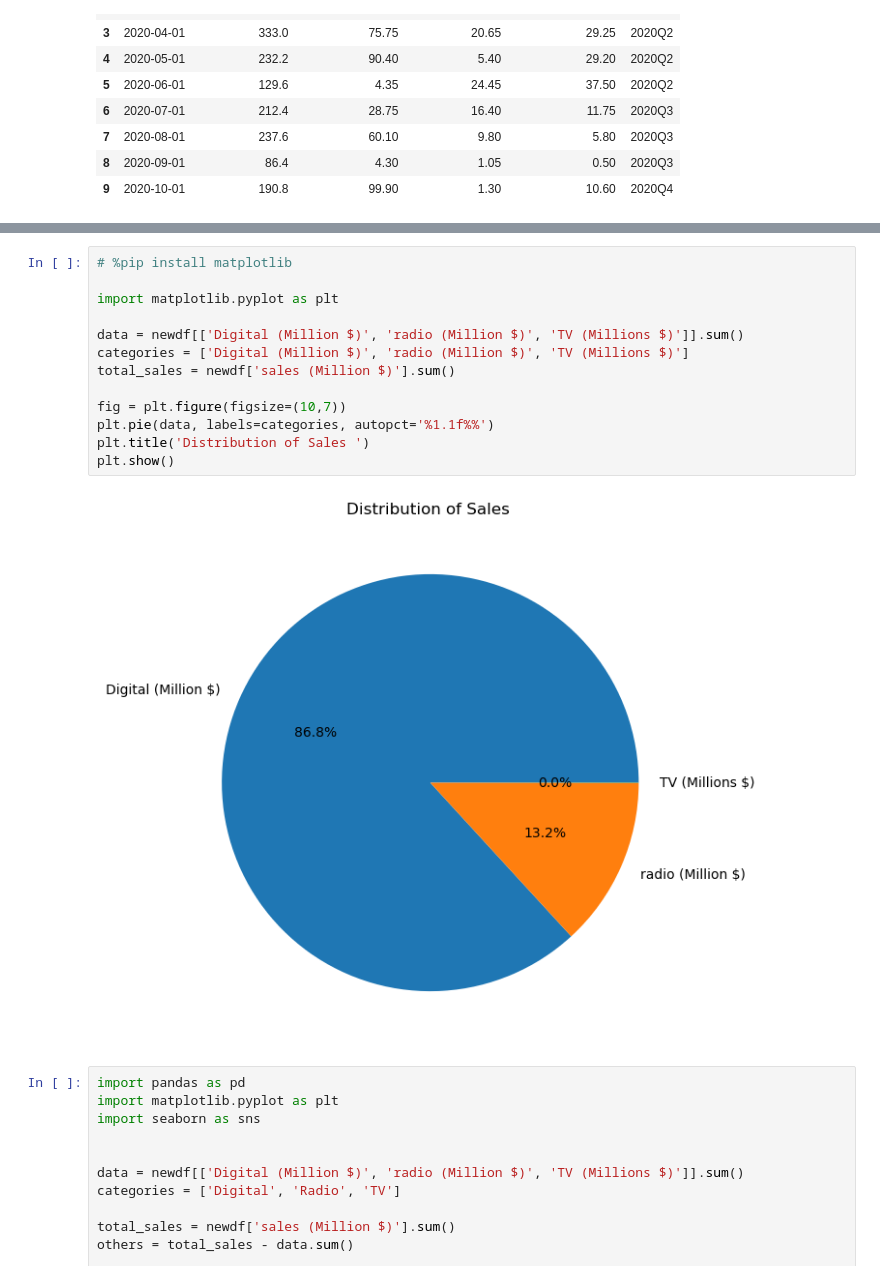
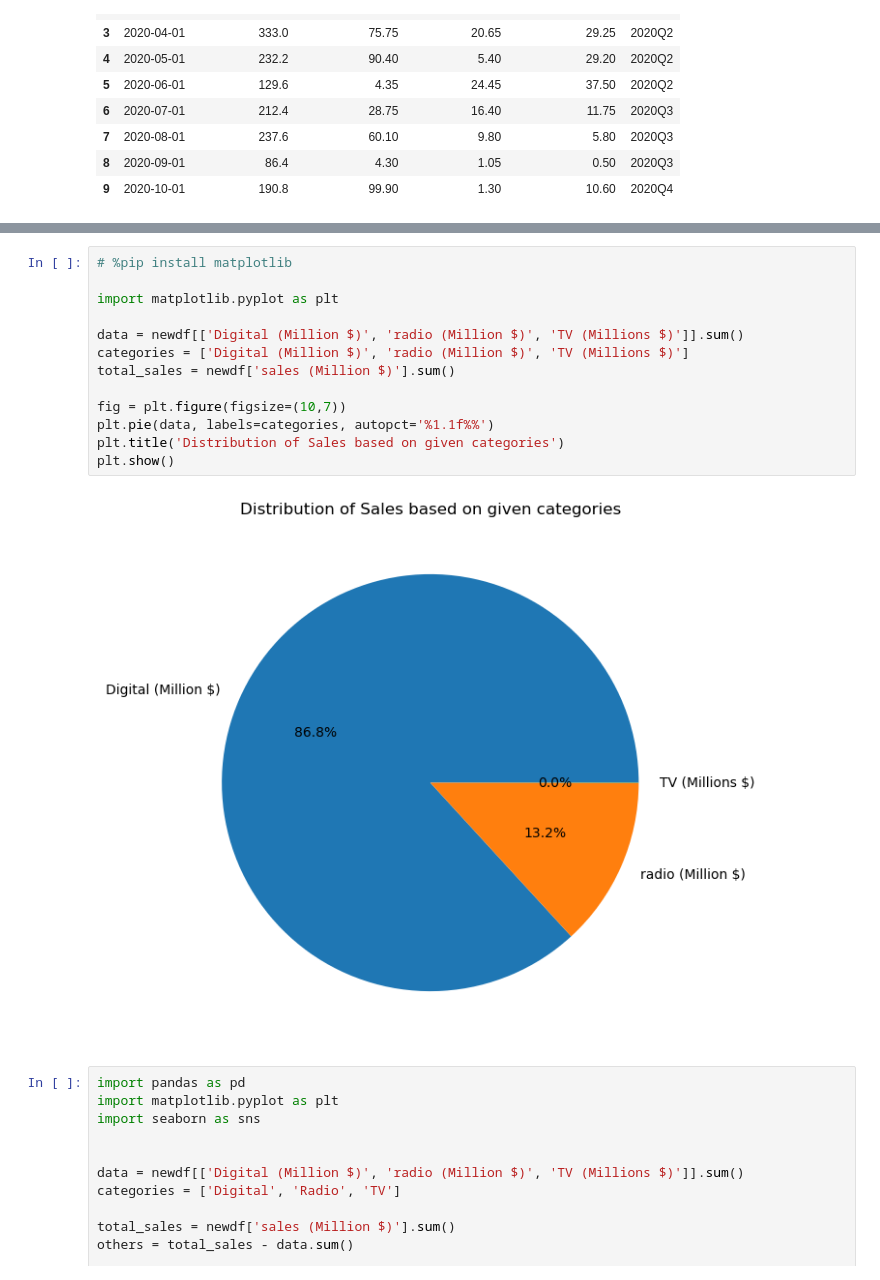
Before and after one commit to Utsavth13/case, a Jupyter notebook: 1.ipynb, the cells around one changed output, grey strips where cells are left out. Drawn from its saved outputs; the diff is of its cells as text.

```diff
--- a/1.ipynb
+++ b/1.ipynb
@@ -87,18 +50,18 @@ newdf
 # %%
 # %pip install matplotlib
 
 import matplotlib.pyplot as plt
 
 data = newdf[['Digital (Million $)', 'radio (Million $)', 'TV (Millions $)']].sum()
 categories = ['Digital (Million $)', 'radio (Million $)', 'TV (Millions $)']
 total_sales = newdf['sales (Million $)'].sum()
 
 fig = plt.figure(figsize=(10,7))
 plt.pie(data, labels=categories, autopct='%1.1f%%')
-plt.title('Distribution of Sales ')
+plt.title('Distribution of Sales based on given categories')
 plt.show()
 # %% [output]
-[figure, old version]
+[figure, new version]
 # %%
 import pandas as pd
 import matplotlib.pyplot as plt
```
Also changed, not shown: parts of 17 cells of this notebook, 1 other file.
